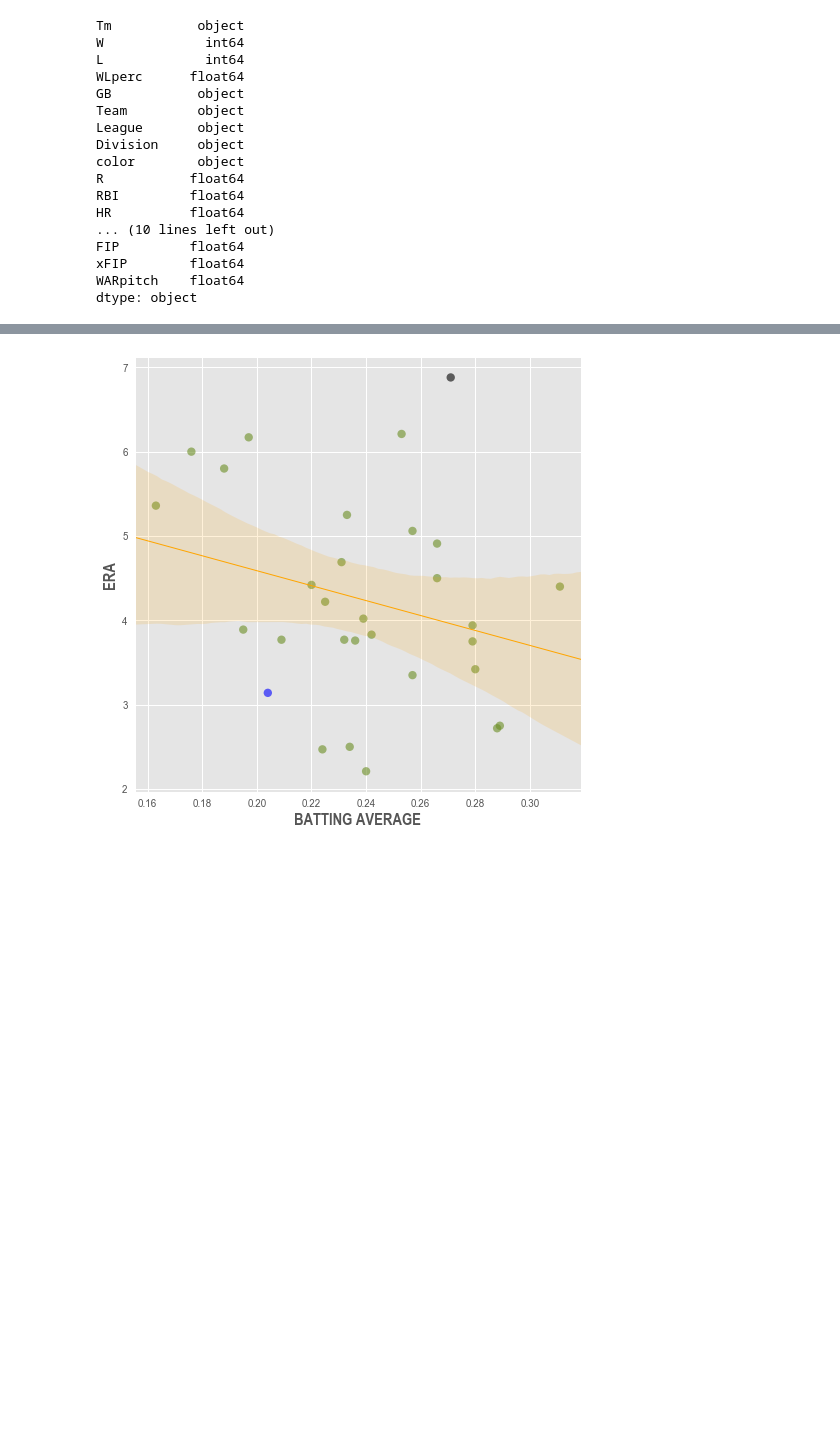
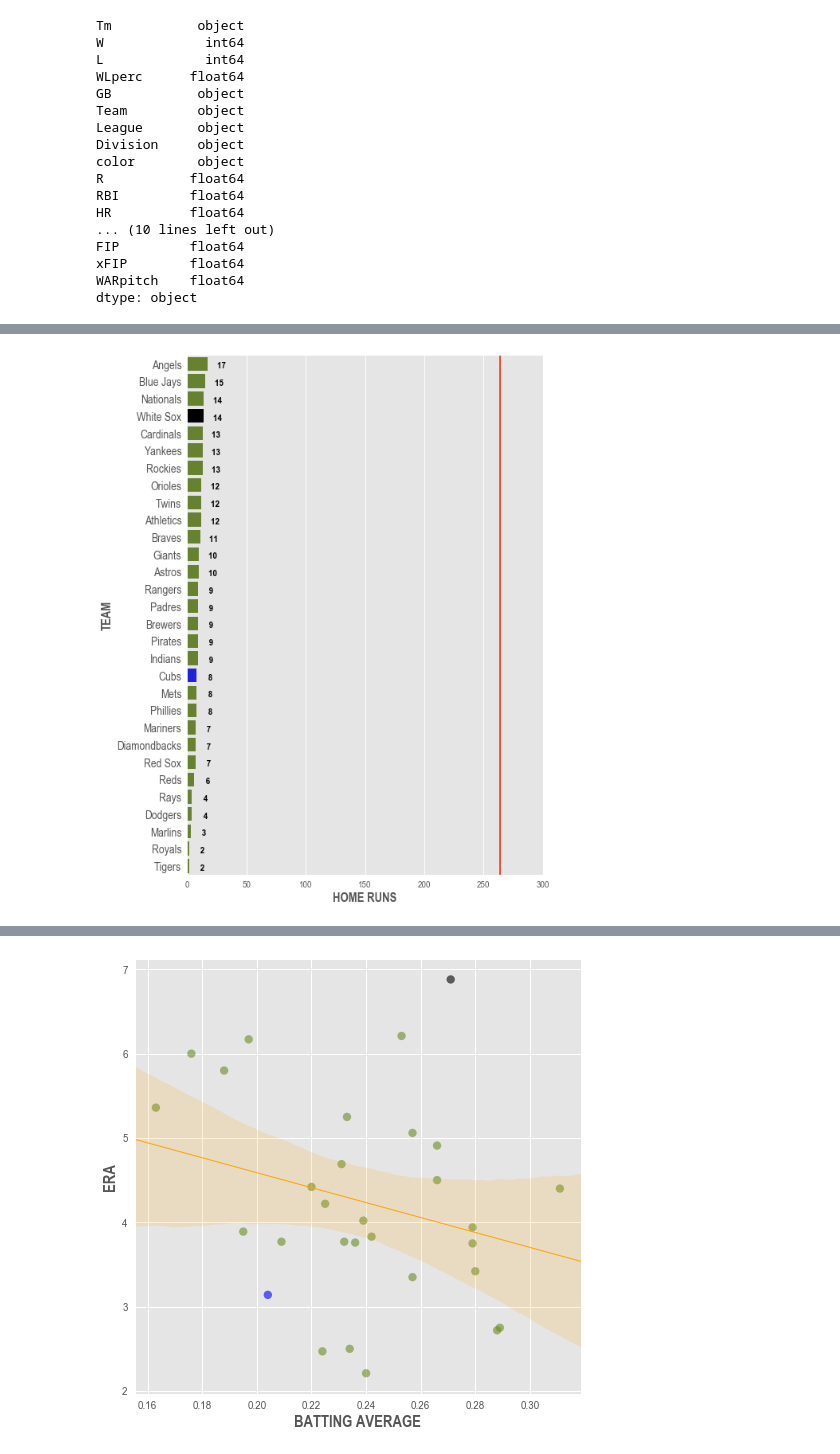
Before and after one commit to timbroderick/pybaseball, a Jupyter notebook: playing.ipynb, the cells around one changed output, grey strips where cells are left out. Drawn from its saved outputs; the diff is of its cells as text; code cells hidden in the pictures; blank space fills up the shorter version.

Commit message:
added HR chart

```diff
--- a/playing.ipynb
+++ b/playing.ipynb
@@ -227,0 +239,33 @@ dtype: object
+# %%
+# bar plot, start with sorting
+# need to reset the index
+dfHR = df.sort_values(by='HR', ascending=False).reset_index(drop=True)
+# clear the plt figure
+plt.figure()
+my_dpi=150
+plt.xlim(0, 300)
+
+g = sns.barplot(
+    x='HR',
+    y='Team',
+    data=dfHR,
+    palette=dfHR['color']
+)
+
+plt.plot([264, 264], [-10, 30], linewidth=2)
+
+# need to reset the mpl style
+mpl.rcParams['ytick.labelsize'] = 15
+g.figure.set_size_inches(8,12)
+g.set_ylabel('TEAM', fontsize=16, fontweight='bold')
+g.set_xlabel('HOME RUNS', fontsize=16, fontweight='bold')
+
+# placing the bar labels
+for p in g.patches:
+    width = math.ceil( p.get_width() )
+    g.text(width*1.04, p.get_y() + p.get_height()/1.25,
+            "{:" ">6}".format( width ),
+            fontsize=12, color="black", fontweight='bold', zorder=10)
+g.figure.savefig('static/img/HR.png',bbox_inches='tight')
+# %% [output]
+[figure, added]
```
Also changed, not shown: parts of 3 cells of this notebook, 13 other files.
